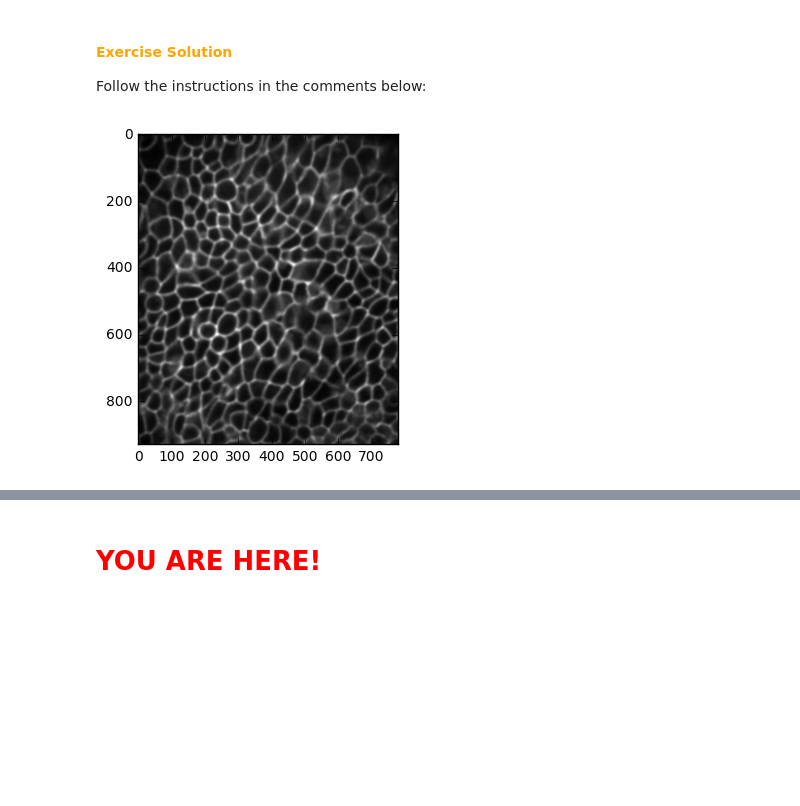
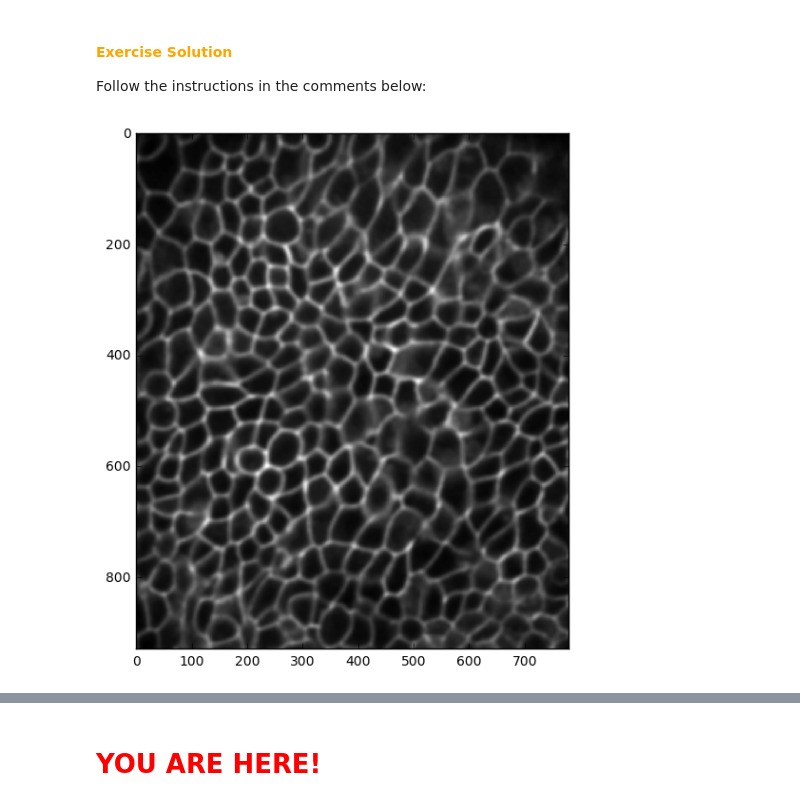
Before and after one commit to tobyhodges/python-workshop-image-processing, a Jupyter notebook: main_tutorial/tutorial_pipeline_solutions.ipynb, the cells around one changed output, grey strips where cells are left out. Drawn from its saved outputs; the diff is of its cells as text; code cells hidden in the pictures; blank space fills up the shorter version.

```diff
--- a/main_tutorial/tutorial_pipeline_solutions.ipynb
+++ b/main_tutorial/tutorial_pipeline_solutions.ipynb
@@ -123,23 +128,24 @@ Loaded values are of type: uint8
 
 Follow the instructions in the comments below:
 # %%
-# (i) Create a variable for the smoothing factor sigma, which should be an integer value.
-#     After implementing the Gaussian smoothing function below, you can modify this variable
-#     to find the ideal value of sigma.
+# (i) Create a variable for the smoothing factor sigma, which should be an integer value
+# After implementing the Gaussian smoothing function below, you can modify this variable
+# to find the ideal value of sigma.
 sigma = 3
 
-# (ii) Perform the smoothing on the image.
-#      To do so, use the Gaussian filter function 'ndi.filters.gaussian_filter' from the
-#      image processing package ndimage, which was imported at the start of the tutorial.
-#      Check out the documentation of scipy to see how to implement this function.
-#      Allocate the output to a new variable.
+# (ii) Perform the smoothing on the image
+# To do so, use the Gaussian filter function 'ndi.filters.gaussian_filter' from the
+# image processing package ndimage, which was imported at the start of the tutorial.
+# Check out the documentation of scipy to see how to implement this function.
+# Allocate the output to a new variable.
 green_smooth = ndi.filters.gaussian_filter(green,sigma)
 
-# (iii) Visualise the result using plt.imshow and plt.show.
-#       Compare with the original image visualised in the step above.
-#       Does the output make sense? Is this what you expected?
-#       Can you optimize sigma such that the image looks smooth without blurring the membranes too much?
+# (iii) Visualise the result using plt.imshow and plt.show
+# Compare with the original image visualised in the step above.
+# Does the output make sense? Is this what you expected?
+# Can you optimize sigma such that the image looks smooth without blurring the membranes too much?
+plt.figure(figsize=(7,7))
 plt.imshow(green_smooth,interpolation='none',cmap='gray')
 plt.show()
 # %% [output]
-[figure, old version]
+[figure, new version]
```
Also changed, not shown: parts of 19 cells of this notebook, 1 other file.
